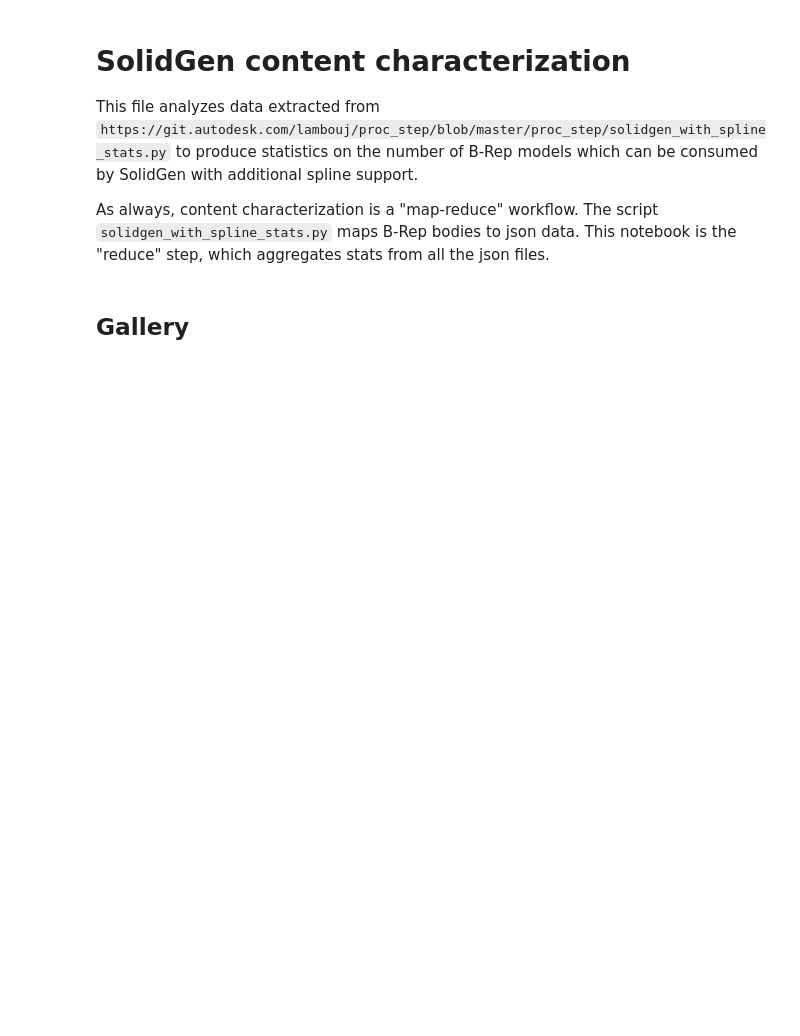
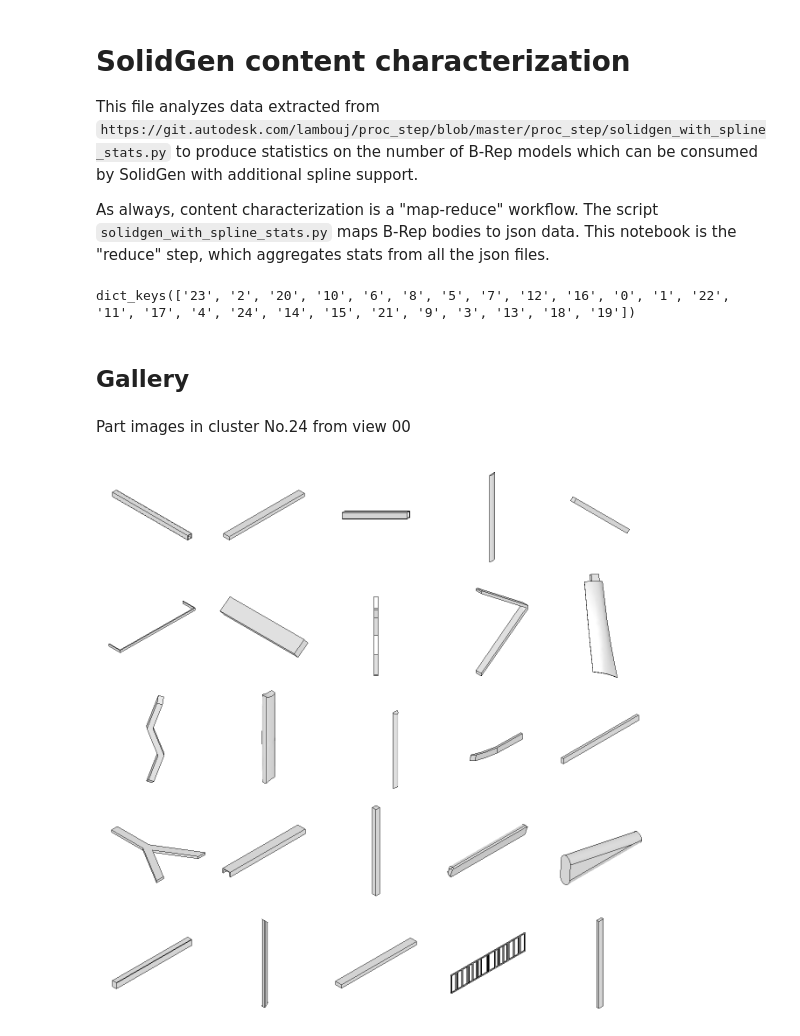
Before and after one commit to gymbeijing/mechanism-identification-public, a Jupyter notebook: util/display.ipynb, the cells around one changed output. Drawn from its saved outputs; the diff is of its cells as text; code cells hidden in the pictures; blank space fills up the shorter version.

```diff
--- a/util/display.ipynb
+++ b/util/display.ipynb
@@ -16,9 +16,15 @@ from IPython.display import display, Markdown, display_markdown # to display ima
 import random
 import math
 # %%
-# Path to the json files extracted by https://git.autodesk.com/lambouj/proc_step/blob/master/proc_step/solidgen_with_spline_stats.py
-data_path = Path("/media/data/ABC/solidgen_spline2/stats/")
-image_path = Path("/media/data/ABC/cloud_processed/0.0.0/text_image_dataset")
+# Path to the json file
+data_path = Path("../processed_data/cluster_info.json")
+# %%
+with open(data_path, 'r') as fp:
+    cluster_image_name_dict = json.load(fp)
+# %%
+print(cluster_image_name_dict.keys())
+# %% [output]
+dict_keys(['23', '2', '20', '10', '6', '8', '5', '7', '12', '16', '0', '1', '22', '11', '17', '4', '24', '14', '15', '21', '9', '3', '13', '18', '19'])
 # %%
 def image_grid(imgs, rows, cols, resize=False, texts=None):
 
@@ -90,6 +96,13 @@ def create_image_grid_for_examples(png_paths):
     sq_max = math.ceil(math.sqrt(num_images))
     grid = image_grid(imgs, sq_max, sq_max, resize=False, texts=None)
     return grid
+# %%
+def extend_metadata_to_filepath(img_name_list_without_vid, vid):
+    img_name_list_with_vid = []
+    for i, im in enumerate(img_name_list_without_vid):
+        img_name_list_with_vid.append(f'../raw_data/{vid}/{im}_00{vid}.png')
+
+    return img_name_list_with_vid
 # %% [markdown]
 ## Gallery
 # %%
@@ -132,0 +117,13 @@ display_image_grid(f"message", part_image_assigned_to_cluster)
+# %%
+cluster_no = '24'
+
+part_image_assigned_to_cluster = cluster_image_name_dict[cluster_no].copy()
+
+vid = '00'
+
+part_image_assigned_to_cluster = extend_metadata_to_filepath(part_image_assigned_to_cluster, vid)
+
+display_image_grid(f"Part images in cluster No.{cluster_no} from view {vid}", part_image_assigned_to_cluster)
+# %% [output]
+Part images in cluster No.24 from view 00
+[figure, added]
```
Also changed, not shown: parts of 1 cell of this notebook, 1 other file.
